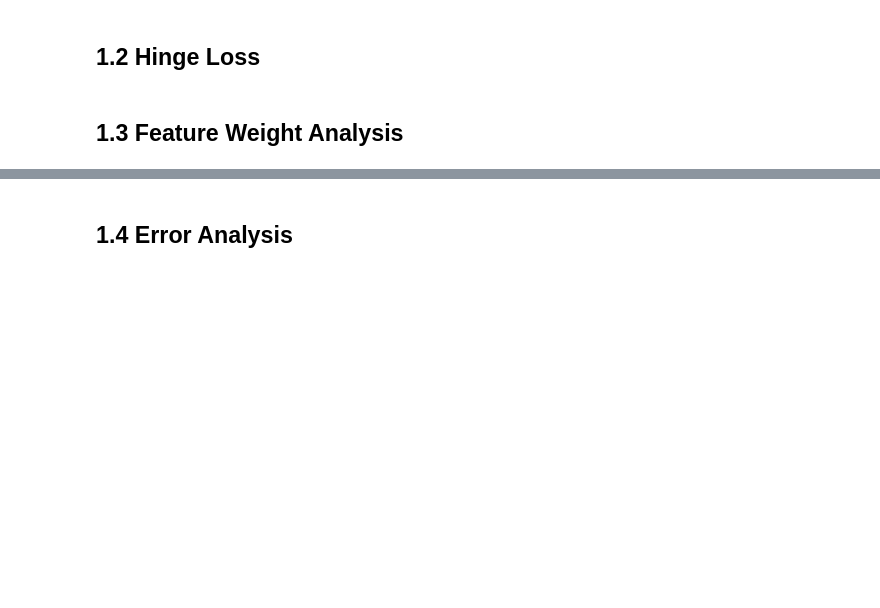
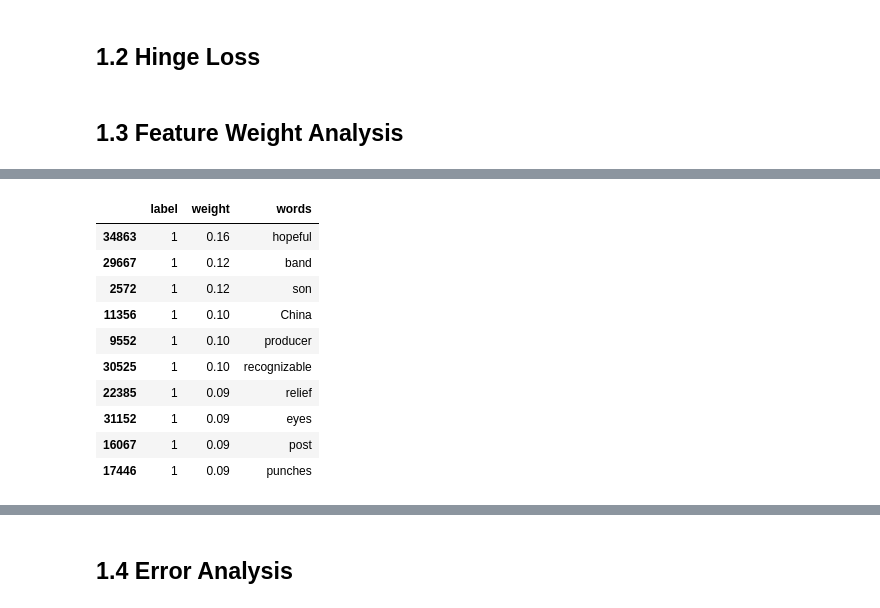
Before and after one commit to julia-zhou/nlp, a Jupyter notebook: Assign2/Zhou_hw2.ipynb, the cells around one changed output, grey strips where cells are left out. Drawn from its saved outputs; the diff is of its cells as text; code cells hidden in the pictures; blank space fills up the shorter version.

```diff
--- a/Assign2/Zhou_hw2.ipynb
+++ b/Assign2/Zhou_hw2.ipynb
@@ -114,0 +316,14 @@ train
+# %%
+f_w_df[f_w_df['label'] == 1].sort_values(by = 'weight', ascending = False).head(10)
+# %% [output]
+|  | label | weight | words |
+| 34863 | 1 | 0.16 | hopeful |
+| 29667 | 1 | 0.12 | band |
+| 2572 | 1 | 0.12 | son |
+| 11356 | 1 | 0.10 | China |
+| 9552 | 1 | 0.10 | producer |
+| 30525 | 1 | 0.10 | recognizable |
+| 22385 | 1 | 0.09 | relief |
+| 31152 | 1 | 0.09 | eyes |
+| 16067 | 1 | 0.09 | post |
+| 17446 | 1 | 0.09 | punches |
```
Also changed, not shown: parts of 46 cells of this notebook.
